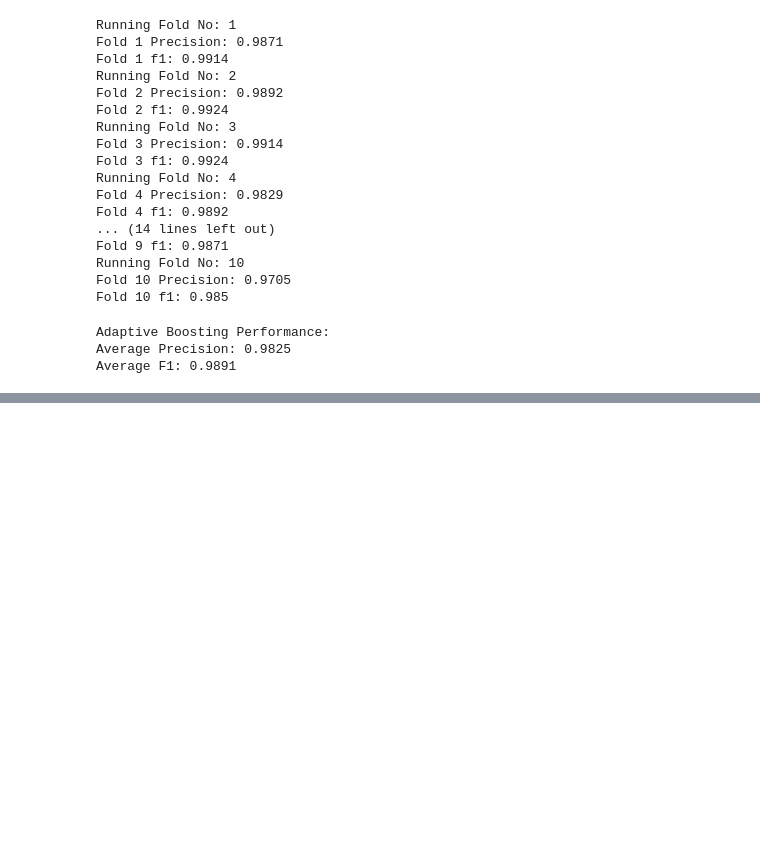
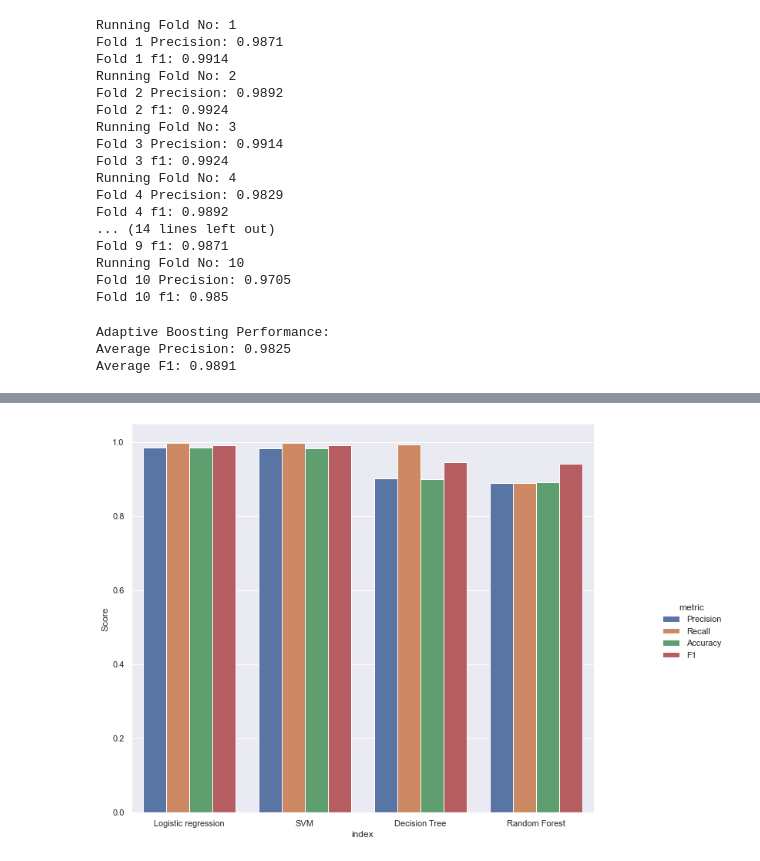
Before and after one commit to aarbisman/spam_classification, a Jupyter notebook: model_comparison.ipynb, the cells around one changed output, grey strips where cells are left out. Cells and saved outputs as stored; diff of their text form; code cells hidden in the pictures; blank space fills up the shorter version.

```diff
--- a/model_comparison.ipynb
+++ b/model_comparison.ipynb
@@ -802,0 +841,28 @@ Average F1: 0.9891
+# %%
+## Create a dataframe from a dictionary of average scores
+model_scores = {
+    'Logistic regression': [np.mean(list(lr_precisions.values())),
+                            np.mean(list(lr_recalls.values())),
+                            np.mean(list(lr_accuracies.values())),
+                            np.mean(list(lr_f1s.values()))],
+
+
+    'SVM': [np.mean(list(svm_precisions.values())),
+            np.mean(list(svm_recalls.values())),
+            np.mean(list(svm_accuracies.values())),
+            np.mean(list(svm_f1s.values()))],
+
+    'Decision Tree' : [np.mean(list(dt_precisions.values())),
+                       np.mean(list(dt_recalls.values())),
+                       np.mean(list(dt_accuracies.values())),
+                       np.mean(list(dt_f1s.values()))],
+
+    'Random Forest' : [np.mean(list(rf_precisions.values())),
+                       np.mean(list(rf_recalls.values())),
+                       np.mean(list(rf_accuracies.values())),
+                       np.mean(list(rf_f1s.values()))]
+}
+
+model_scores_df = pd.DataFrame.from_dict(model_scores, orient = 'index', columns = ['Precision', 'Recall', 'Accuracy', 'F1'])#.transpose()
+
+model_scores_df.head()
@@ -802,0 +875,11 @@ Average F1: 0.9891
+# %%
+## Reset the index and melt the metric name column to make the data compatible with a seaborn multiple bar chart
+model_scores_stacked = model_scores_df.reset_index(level=0)
+model_scores_stacked = pd.melt(model_scores_stacked, id_vars="index", var_name="metric", value_name="Score")
+
+## Generate our plot
+g = sns.catplot(x='index', y='Score', hue='metric', data=model_scores_stacked, kind='bar')
+g.fig.set_figwidth(12)
+g.fig.set_figheight(8)
+# %% [output]
+[figure, added]
```
Also changed, not shown: parts of 25 cells of this notebook.
